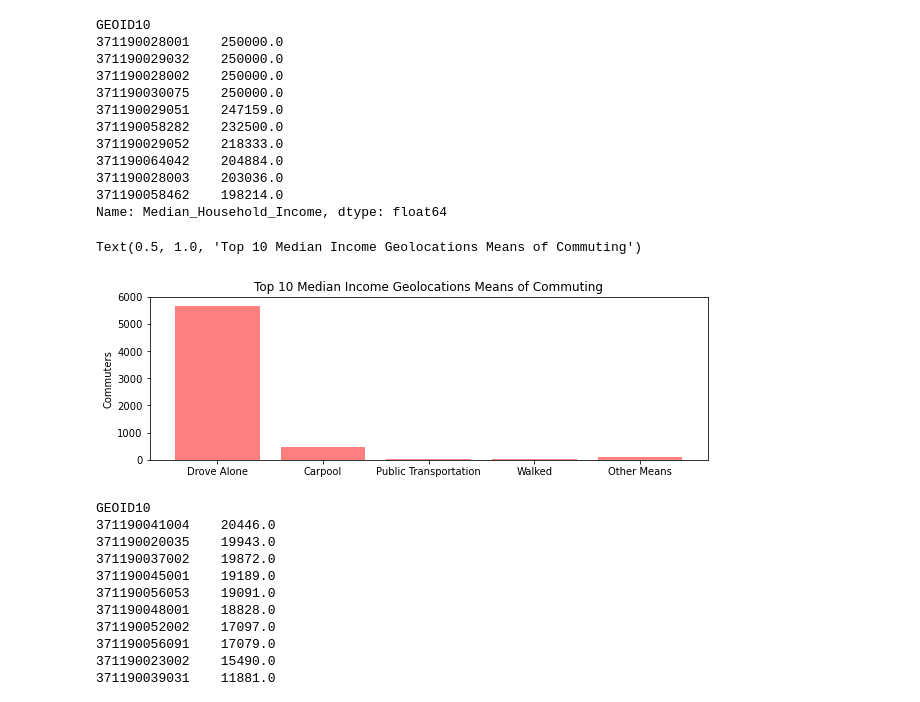
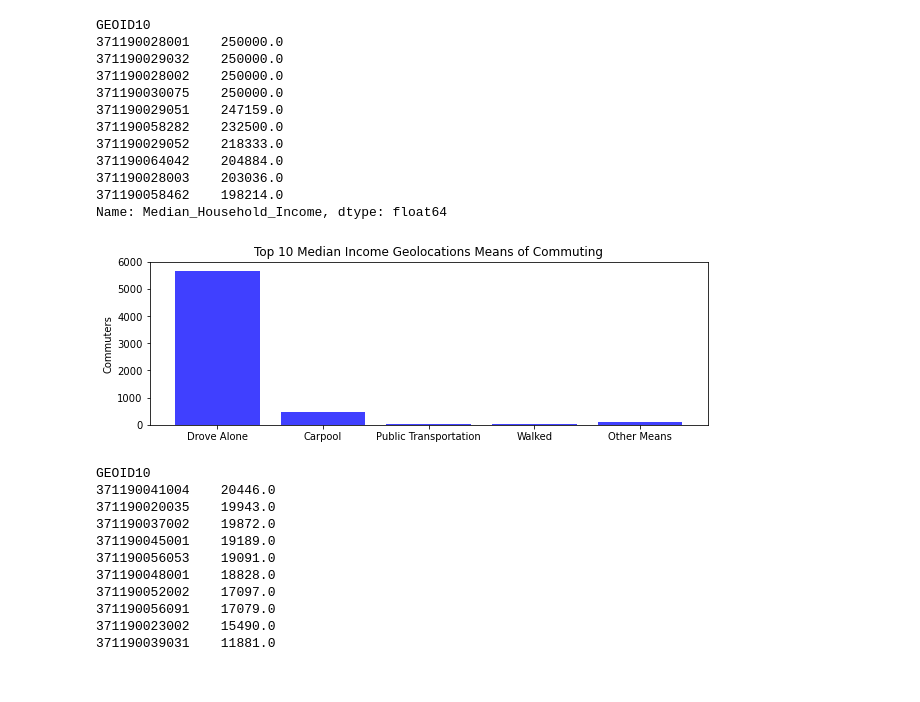
Before and after one commit to Apex8/Charlotte-income-vs-commute-analysis, a Jupyter notebook: Charlotte_Income.ipynb, the cells around one changed output. Drawn from its saved outputs; the diff is of its cells as text; code cells hidden in the pictures.

```diff
--- a/Charlotte_Income.ipynb
+++ b/Charlotte_Income.ipynb
@@ -242,36 +243,37 @@ drove_alone.append(transport9["Drove_alone"])
 carpool.append(transport9["Carpool"])
 public.append(transport9["Public_Transportation"])
 walked.append(transport9["Walked"])
 other.append(transport9["Other_Means"])
 
 #transport0
 drove_alone.append(transport0["Drove_alone"])
 carpool.append(transport0["Carpool"])
 public.append(transport0["Public_Transportation"])
 walked.append(transport0["Walked"])
 other.append(transport0["Other_Means"])
 
 #drove_alone
 
 labels =["Drove Alone", "Carpool", "Public Transportation", "Walked", "Other Means"]
 
 y_axis=[sum(drove_alone),sum(carpool),sum(public),sum(walked),sum(other)]
 
 x_axis=len(y_axis)
 
 #x_axis
 
 #y_axis
 
 plt.figure(figsize=(10,3))
-plt.bar(labels, y_axis, color='r', alpha=.5, align="center")
+plt.bar(labels, y_axis, color='b', alpha=.75, align="center")
 #plt.xlabel("Means of Transportation")
 plt.ylabel ("Commuters")
 plt.ylim(0,6000)
 plt.title("Top 10 Median Income Geolocations Means of Commuting")
+
+plt.savefig("output/Top10_bar.png")
 # %% [output]
-Text(0.5, 1.0, 'Top 10 Median Income Geolocations Means of Commuting')
-[figure, old version]
+[figure, new version]
 # %%
 median_income.tail(22)
 # %% [output]
```
Also changed, not shown: parts of 9 cells of this notebook, 7 other files.
